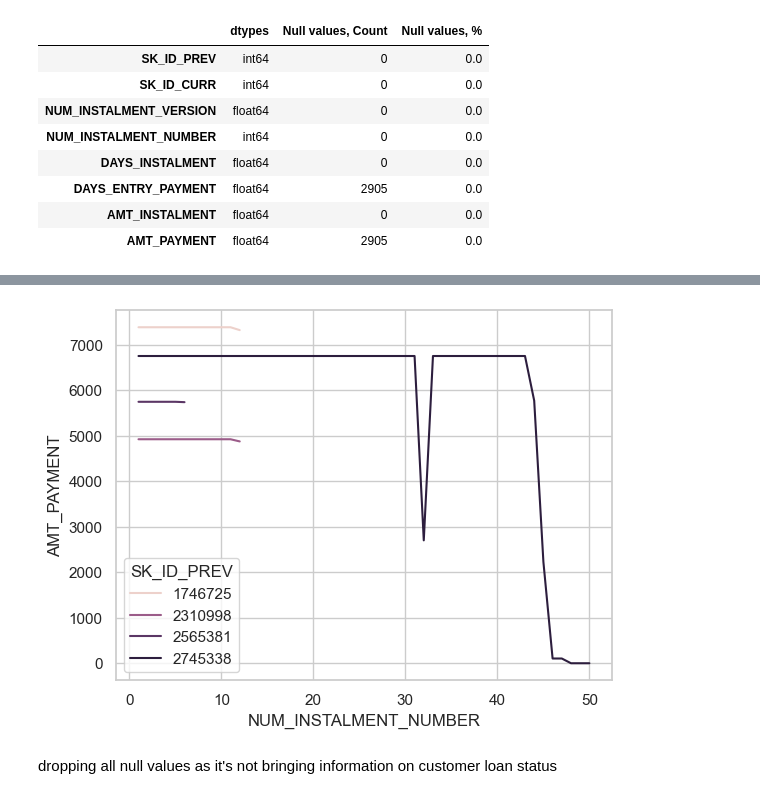
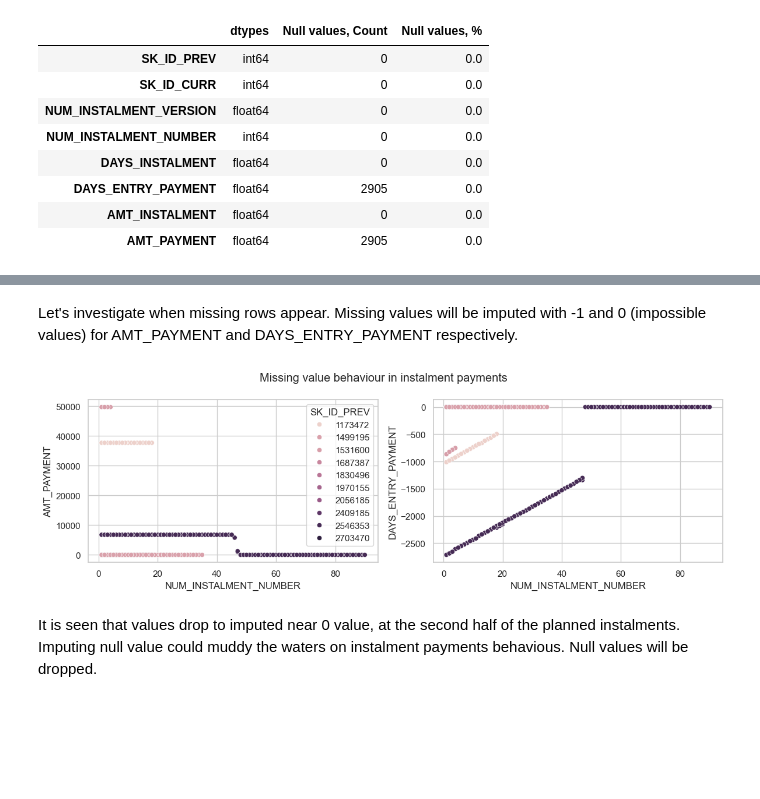
Before and after one commit to gkukse/Home-Credit-Default-Risk, a Jupyter notebook: instalments_payments.ipynb, the cells around one changed output, grey strips where cells are left out. Saved outputs shown, nothing was run; the diff lists cells and outputs as text; code cells hidden in the pictures; blank space fills up the shorter version.

```diff
--- a/instalments_payments.ipynb
+++ b/instalments_payments.ipynb
@@ -107,9 +65,29 @@ installments_payments[(installments_payments['SK_ID_CURR'] == 121231) & (install
-# %%
-sns.lineplot(installments_payments[installments_payments['SK_ID_CURR'] == 121231].groupby(['NUM_INSTALMENT_NUMBER', 'SK_ID_PREV'])['AMT_PAYMENT'].sum().to_frame().reset_index(), y='AMT_PAYMENT', x='NUM_INSTALMENT_NUMBER', hue='SK_ID_PREV')
-plt.show()
-# %% [output]
-[figure, removed]
-# %% [markdown]
-dropping all null values as it's not bringing information on customer loan status
+# %% [markdown]
+Let's investigate when missing rows appear. Missing values will be imputed with -1 and 0 (impossible values) for AMT_PAYMENT and DAYS_ENTRY_PAYMENT respectively.
+# %%
+# Creating a new dataframe for ids of null values
+installments_payments_missing = installments_payments[installments_payments['DAYS_ENTRY_PAYMENT'].isnull() & (installments_payments['AMT_INSTALMENT'] > 1)][['SK_ID_CURR', 'SK_ID_PREV']].value_counts().to_frame().reset_index()
+installments_payments_copy = installments_payments[installments_payments['SK_ID_PREV'].isin(installments_payments_missing['SK_ID_PREV'].tolist())]
+
+# Encoding missing values
+installments_payments_copy.loc[installments_payments_copy['AMT_PAYMENT'].isna(), 'AMT_PAYMENT'] = -1
+installments_payments_copy.loc[installments_payments_copy['DAYS_ENTRY_PAYMENT'].isna(), 'DAYS_ENTRY_PAYMENT'] = 0
+
+# List of top 10 ids of missing values
+top_missing_ids = installments_payments_copy[installments_payments_copy['SK_ID_PREV'].isin(installments_payments_missing['SK_ID_PREV'].head(10).tolist())]
+# %%
+fig, axes = plt.subplots(1, 2, figsize=(12, 4))
+
+sns.scatterplot(ax=axes[0], data=top_missing_ids, y='AMT_PAYMENT', x='NUM_INSTALMENT_NUMBER', hue='SK_ID_PREV', legend='full')
+sns.scatterplot(ax=axes[1], data=top_missing_ids, y='DAYS_ENTRY_PAYMENT', x='NUM_INSTALMENT_NUMBER', hue='SK_ID_PREV', legend=False)
+
+fig.suptitle('Missing value behaviour in instalment payments')
+
+plt.tight_layout()
+plt.show()
+# %% [output]
+[figure, added]
+# %% [markdown]
+It is seen that values drop to imputed near 0 value, at the second half of the planned instalments. Imputing null value could muddy the waters on instalment payments behavious. Null values will be dropped.
 # %%
 installments_payments = installments_payments[installments_payments['DAYS_ENTRY_PAYMENT'].notna()]
```
Also changed, not shown: parts of 37 cells of this notebook, 2 other files.
